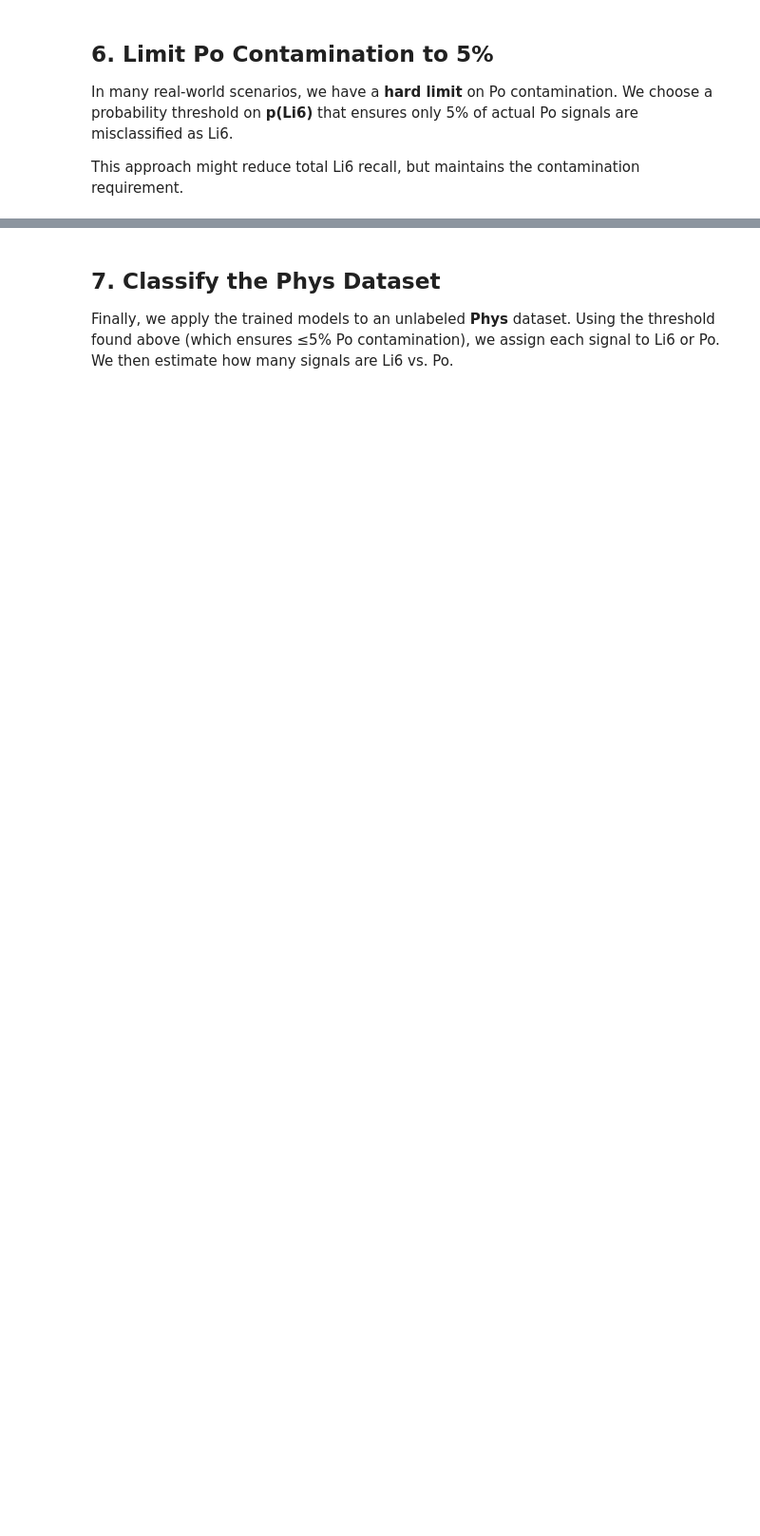
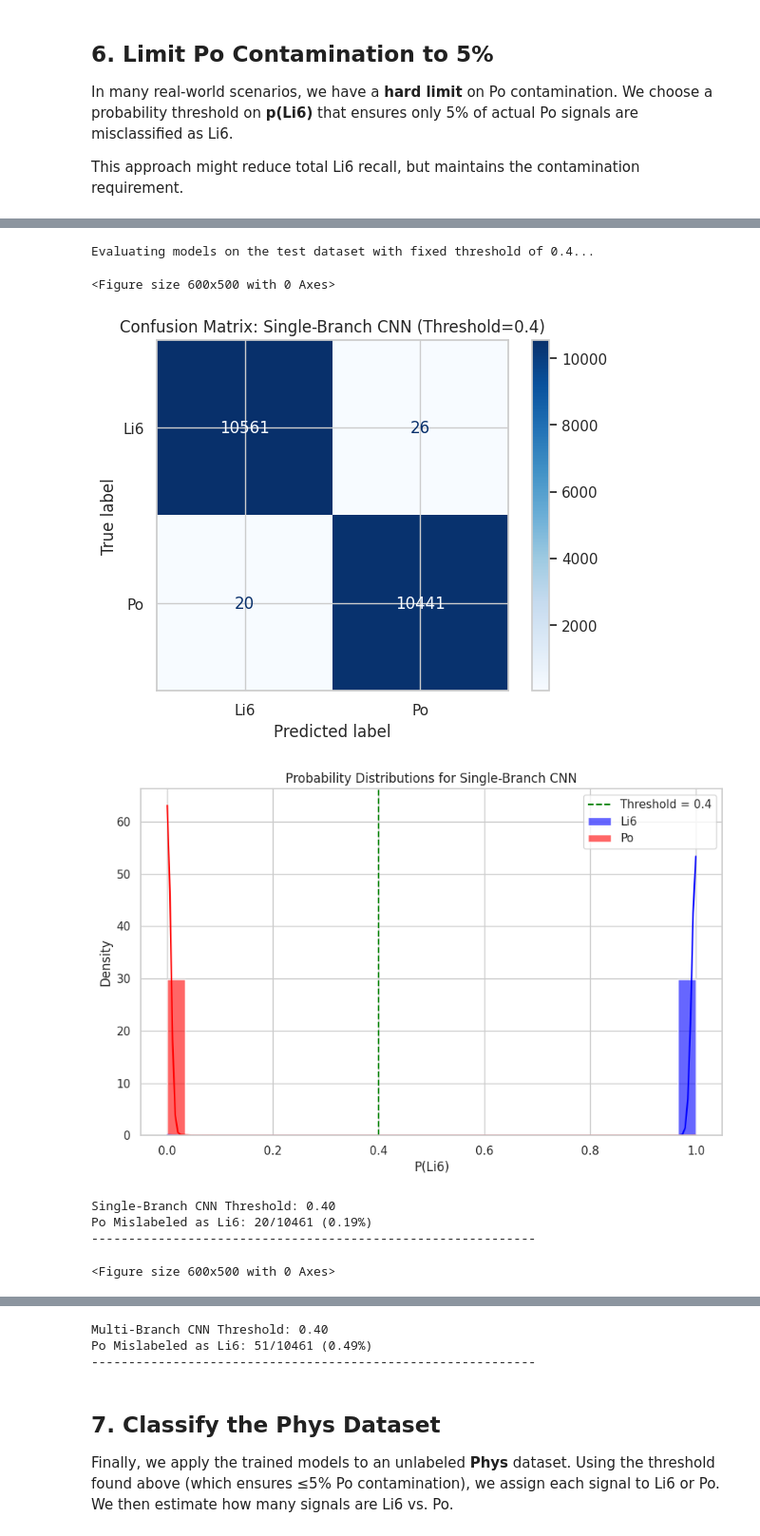
Before and after one commit to H4ppyS1syphus/Project_Master_NAC, a Jupyter notebook: clean.ipynb, the cells around one changed output, grey strips where cells are left out. Shown at 95% size. Saved outputs shown, nothing was run; the diff lists cells and outputs as text; code cells hidden in the pictures; blank space fills up the shorter version.

```diff
--- a/clean.ipynb
+++ b/clean.ipynb
@@ -720,0 +740,39 @@ Multi-Branch CNN => Li6 retained: 0.47% | Po contamination: 4.86%
+# %%
+# Jupyter Notebook Cell Continuation
+
+from utils.analysis import(
+    evaluate_model_with_fixed_threshold,
+    create_balanced_dataset,
+    BalancedScintillationDataset,
+    evaluate_model_on_balanced_set_with_fixed_threshold
+)
+
+models = [
+    (trained_model_cnn,  "Single-Branch CNN"),
+    (trained_model_mb,   "Multi-Branch CNN"),
+    #(trained_model_attn, "CNN+Attention")
+]
+
+# -----------------------------------
+# 1. Evaluate Models on the Test Dataset with Fixed Threshold
+# -----------------------------------
+fixed_threshold = 0.4  # Fixed threshold as per user request
+
+print("Evaluating models on the test dataset with fixed threshold of 0.4...\n")
+for model, name in models:
+    evaluate_model_with_fixed_threshold(
+        model=model,
+        model_name=name,
+        dataloader=test_loader,
+        device=device,
+        threshold=fixed_threshold
+    )
+# %% [output]
+Evaluating models on the test dataset with fixed threshold of 0.4...
+<Figure size 600x500 with 0 Axes>
+[figure, added]
+[figure, added]
+Single-Branch CNN Threshold: 0.40
+Po Mislabeled as Li6: 20/10461 (0.19%)
+------------------------------------------------------------
+<Figure size 600x500 with 0 Axes>
@@ -721,3 +781,6 @@ Multi-Branch CNN => Li6 retained: 0.47% | Po contamination: 4.86%
+Multi-Branch CNN Threshold: 0.40
+Po Mislabeled as Li6: 51/10461 (0.49%)
+------------------------------------------------------------
 # %% [markdown]
 ## 7. Classify the Phys Dataset
 
```
Also changed, not shown: parts of 11 cells of this notebook, 2 other files.
